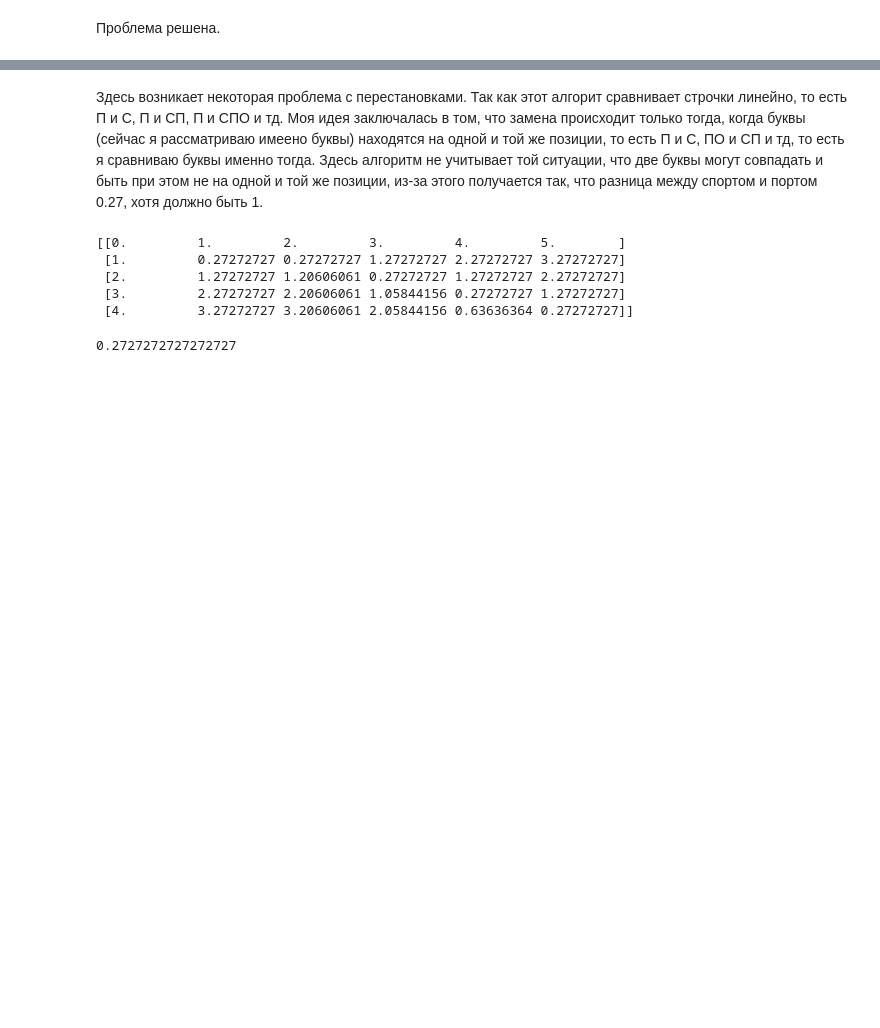
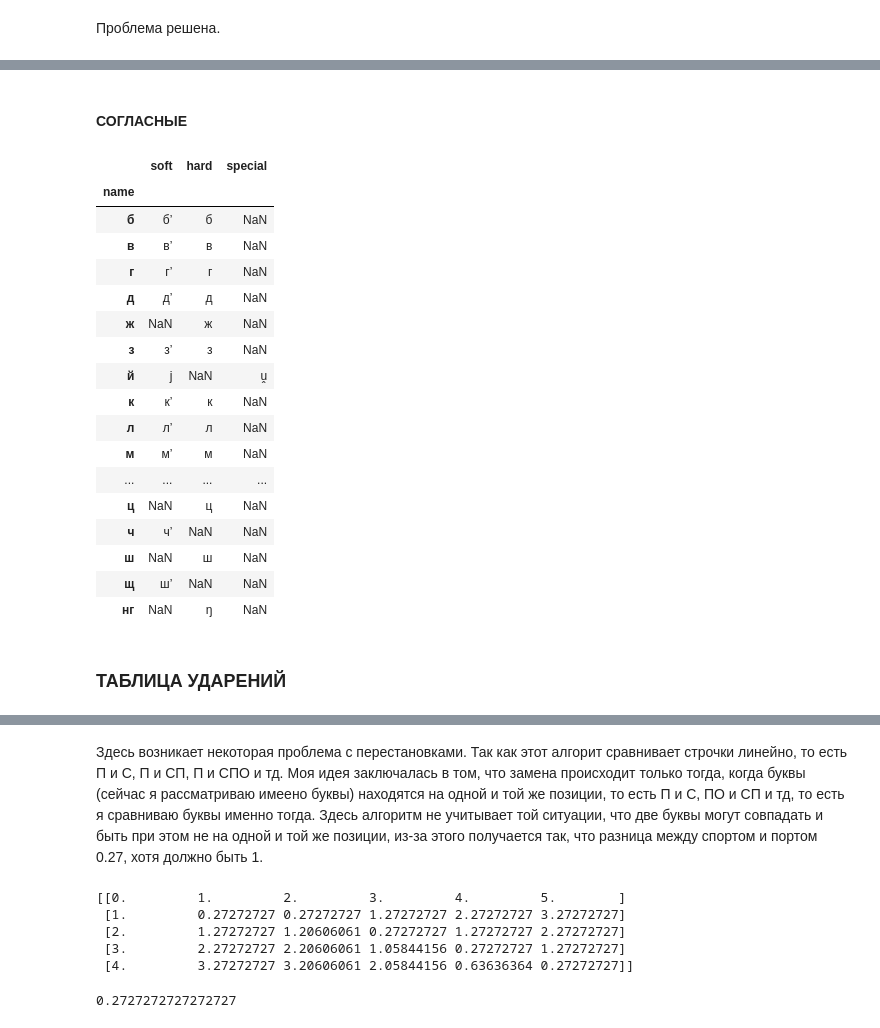
Before and after one commit to Stoneberry/Phonetic-Algorithm, a Jupyter notebook: Курсовая работа.ipynb, the cells around one changed output, grey strips where cells are left out. Drawn from its saved outputs; the diff is of its cells as text; code cells hidden in the pictures; blank space fills up the shorter version.

```diff
--- a/Курсовая работа.ipynb
+++ b/Курсовая работа.ipynb
@@ -213,0 +240,28 @@ sort_words(words, word, dist_matrix)
+# %% [markdown]
+#### СОГЛАСНЫЕ
+# %%
+cons = pd.read_csv('/Users/Stoneberry/Desktop/курсач/3 курс/cons.csv', sep=';')
+cons = cons.set_index('Unnamed: 0')
+cons = cons.reindex(cons.index.rename('name'))
+cons
+# %% [output]
+|  | soft | hard | special |
+| name |  |  |  |
+| б | б’ | б | NaN |
+| в | в’ | в | NaN |
+| г | г’ | г | NaN |
+| д | д’ | д | NaN |
+| ж | NaN | ж | NaN |
+| з | з’ | з | NaN |
+| й | j | NaN | ṷ |
+| к | к’ | к | NaN |
+| л | л’ | л | NaN |
+| м | м’ | м | NaN |
+| ... | ... | ... | ... |
+| ц | NaN | ц | NaN |
+| ч | ч’ | NaN | NaN |
+| ш | NaN | ш | NaN |
+| щ | ш’ | NaN | NaN |
+| нг | NaN | ŋ | NaN |
+# %% [markdown]
+### ТАБЛИЦА УДАРЕНИЙ
```
Also changed, not shown: parts of 86 cells of this notebook.
